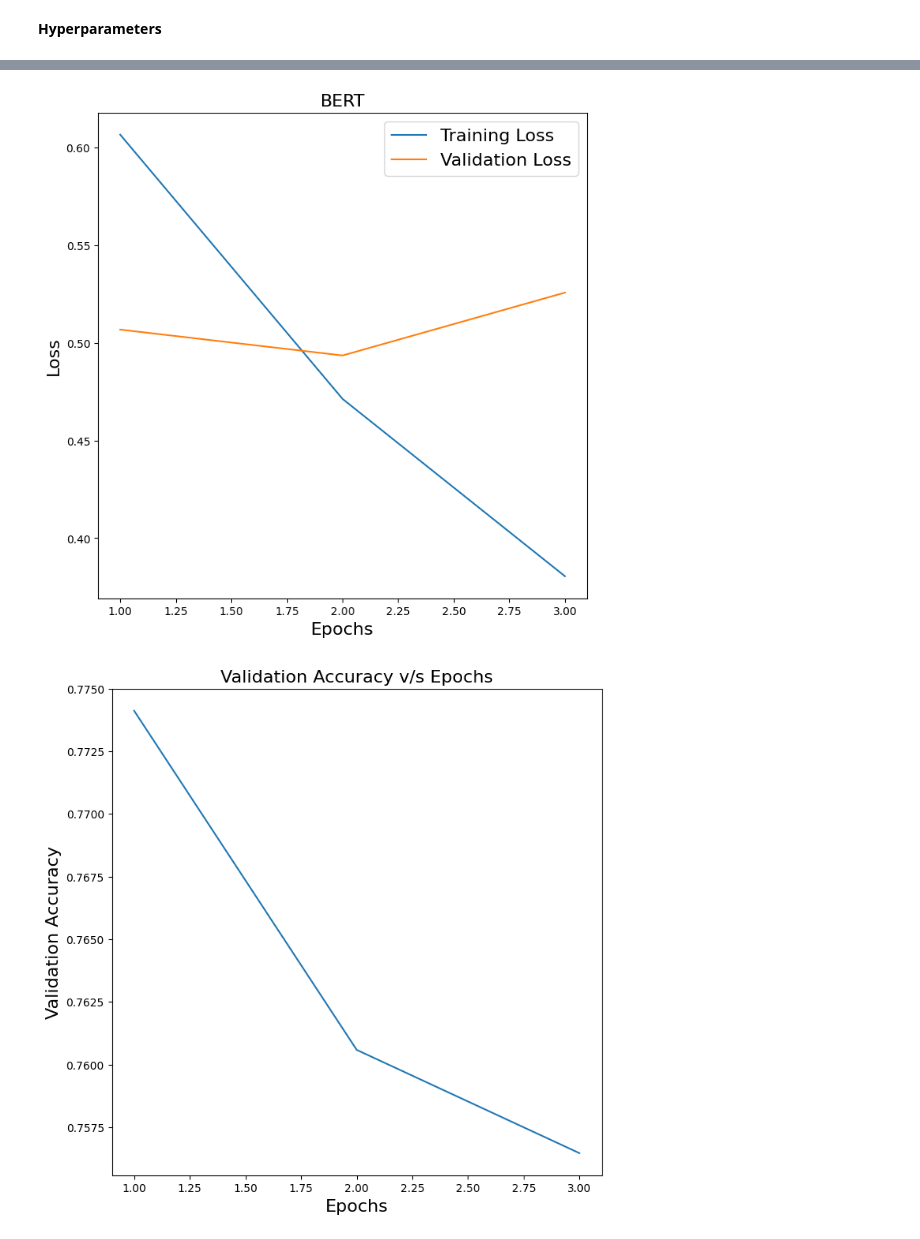
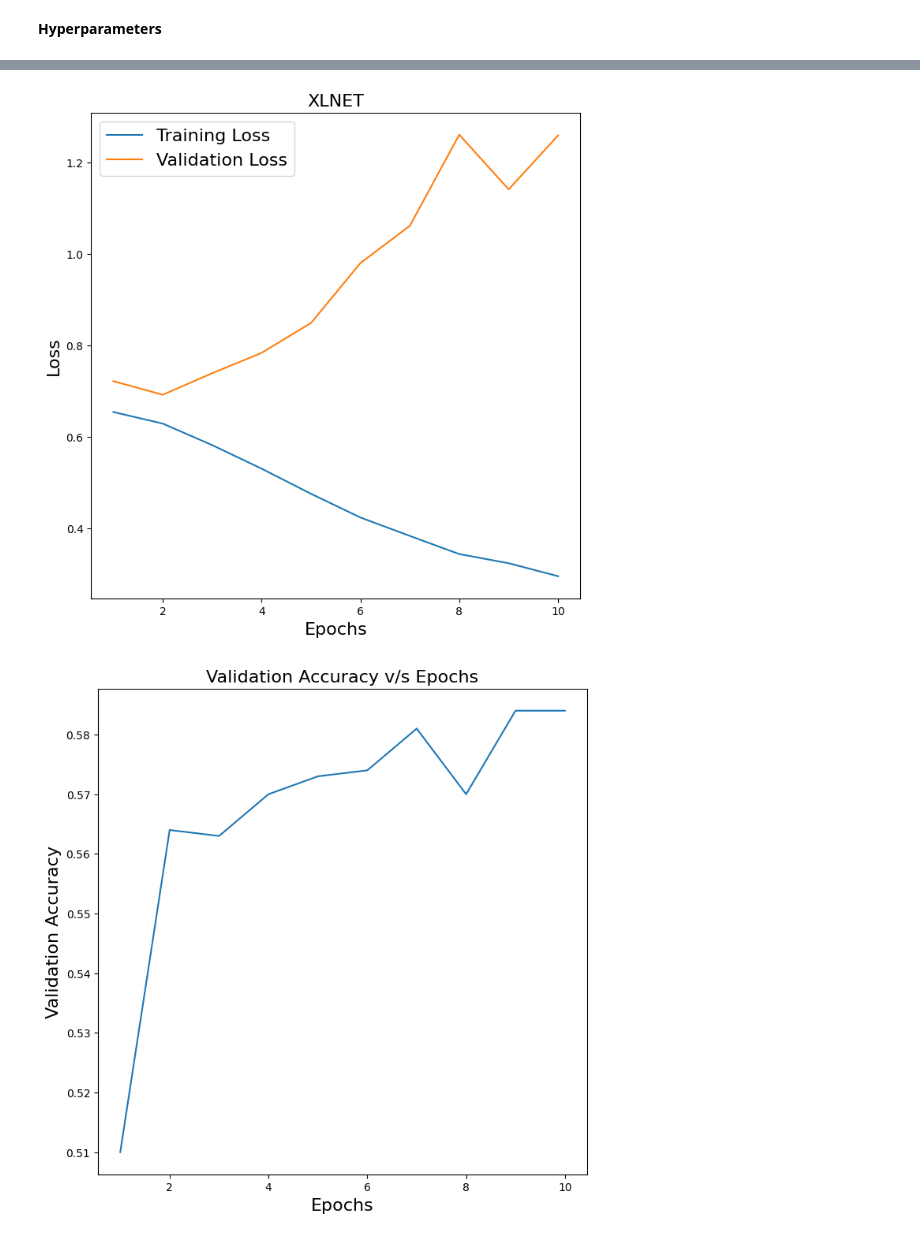
Before and after one commit to susannapaoli/hateful-speech-memes, a Jupyter notebook: Unimodal Experiments/XLNet.ipynb, the cells around one changed output, grey strips where cells are left out. Drawn from its saved outputs; the diff is of its cells as text; code cells hidden in the pictures.

```diff
--- a/Unimodal Experiments/XLNet.ipynb
+++ b/Unimodal Experiments/XLNet.ipynb
@@ -80,8 +78,8 @@ validation_dataloader = data.DataLoader(validation_dataset, shuffle=False, batch
 # %% [markdown]
 **Model Definition**
 # %%
-model = BertForSequenceClassification.from_pretrained(
-    "bert-base-uncased", #12-layer BERT model, with an uncased vocab.
+model = XLNetForSequenceClassification.from_pretrained(
+    "xlnet-base-cased", #12-layer BERT model, with an uncased vocab.
     num_labels = 2, #Binary classification
     output_attentions = False, # Whether the model returns attentions weights.
     output_hidden_states = False, # Whether the model returns all hidden-states.
@@ -100,11 +98,11 @@ You should probably TRAIN this model on a down-stream task to be able to use it
 # %%
 criterion = nn.CrossEntropyLoss()
 optimizer = AdamW(model.parameters(), lr = 2e-5, eps = 1e-8)
-num_Epochs = 1
+num_Epochs = 10
 total_steps = len(train_dataloader) * num_Epochs
 lr_scheduler = get_linear_schedule_with_warmup(optimizer, num_warmup_steps = 0,  num_training_steps = total_steps)
 # %%
-modelname = 'BERT_basic'
+modelname = 'XLNet_basic'
 modelpath = './saved_model_checkpoints/'+modelname
 # %%
 writer = SummaryWriter(modelname)
@@ -120,8 +132,8 @@ Validation Loss: 0.5128 Validation Accuracy: 0.7694
 # %%
-plot_loss((num_Epochs - 1), train_loss, v_loss, 'BERT')
+plot_loss((num_Epochs ), train_loss, v_loss, 'XLNET')
 # %% [output]
-[figure, old version]
+[figure, new version]
 # %%
-plot_acc((num_Epochs-1), v_acc)
+plot_acc((num_Epochs), v_acc)
 # %% [output]
-[figure, old version]
+[figure, new version]
```
Also changed, not shown: parts of 5 cells of this notebook.
